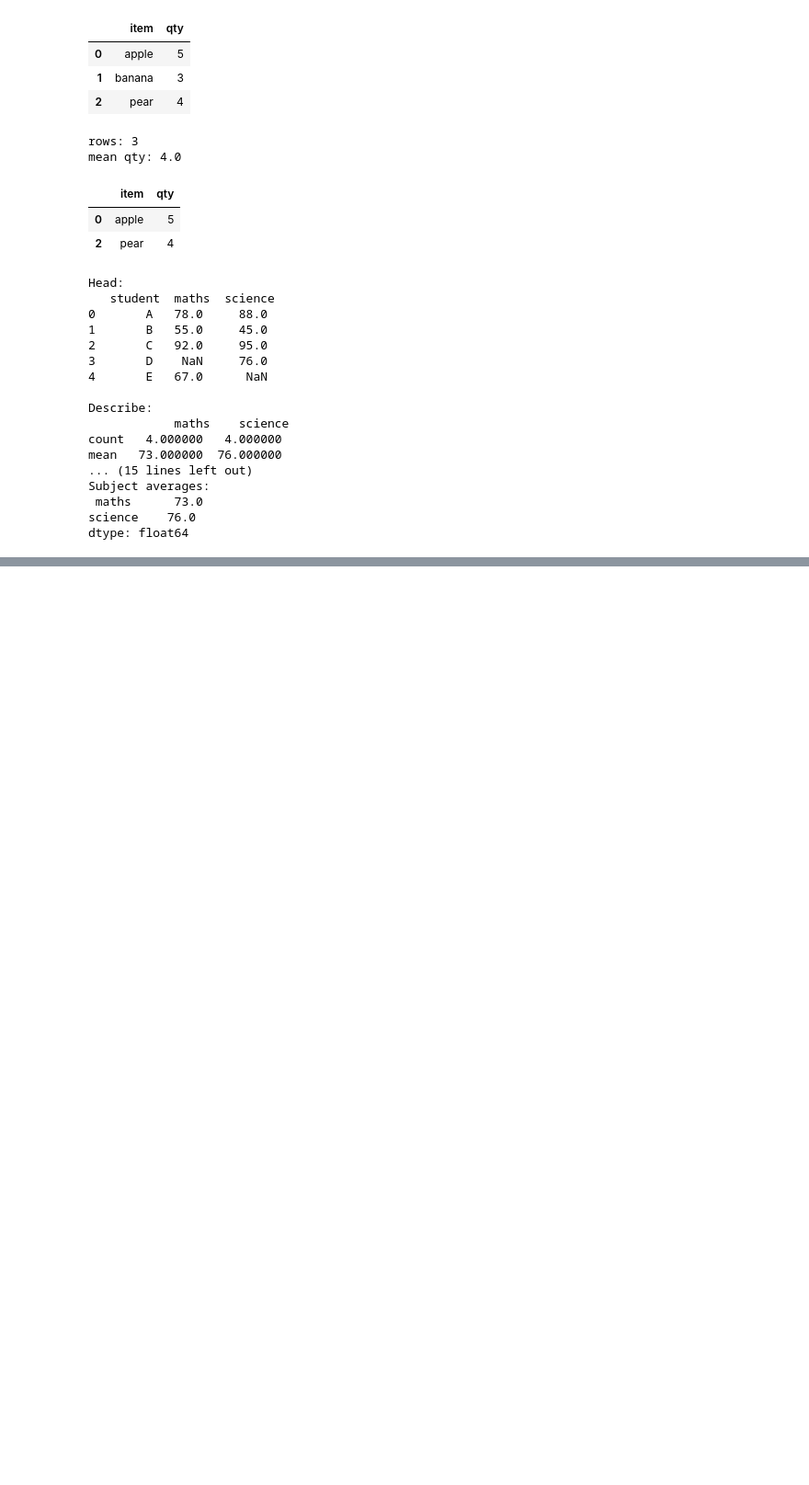
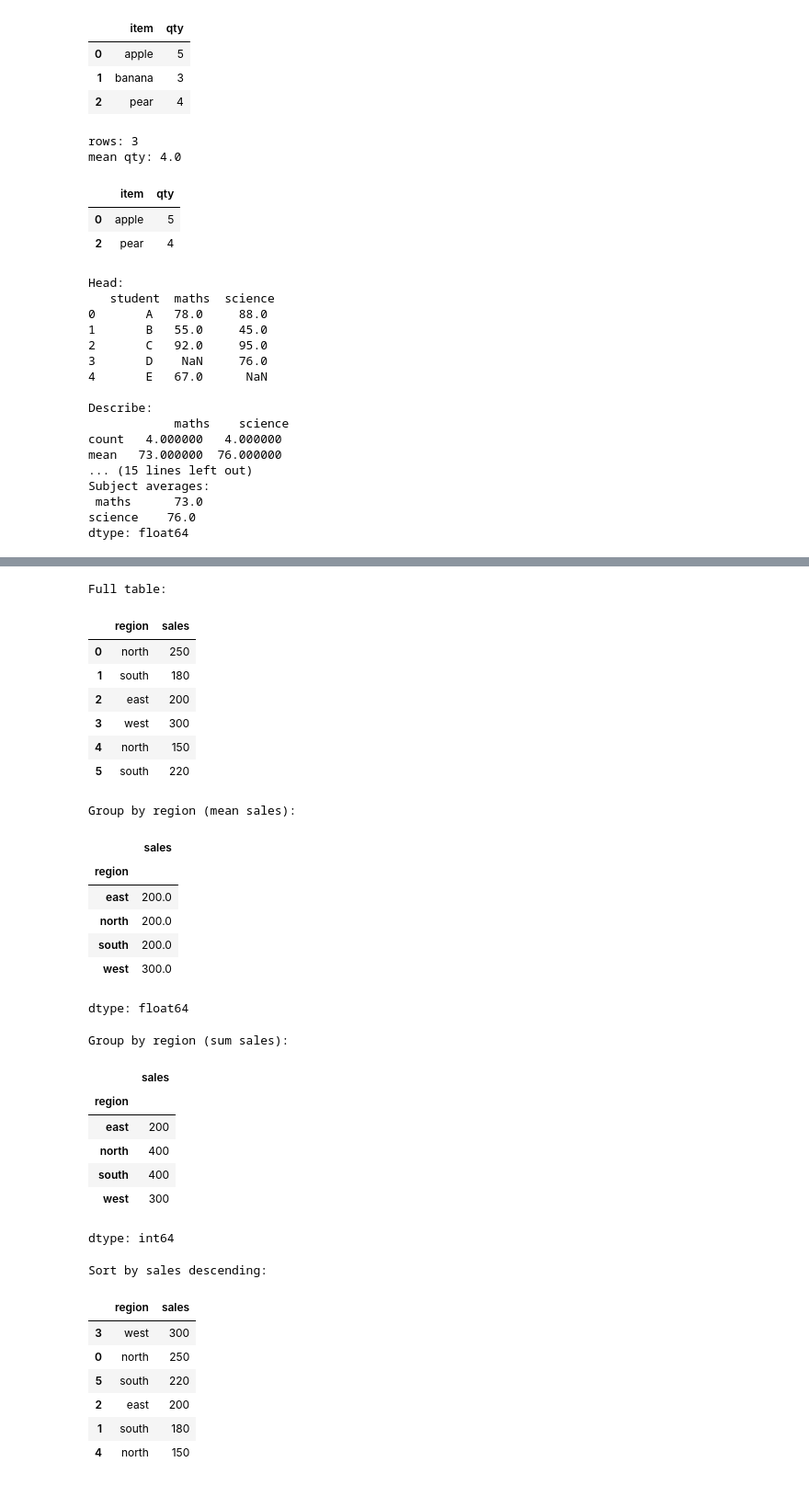
Before and after one commit to KEERTHANA40/Keerthana-Portfolio, a Jupyter notebook: 01_Python/pandas_basics.ipynb, the cells around one changed output, grey strips where cells are left out. Shown at 92% size. Saved outputs shown, nothing was run; the diff lists cells and outputs as text; code cells hidden in the pictures; blank space fills up the shorter version.

```diff
--- a/01_Python/pandas_basics.ipynb
+++ b/01_Python/pandas_basics.ipynb
@@ -166,0 +215,53 @@ dtype: float64
+# %%
+# pandas_groupby_sort — Sept 24
+import pandas as pd
+
+sales = pd.DataFrame({
+    "region":["north","south","east","west","north","south"],
+    "sales":[250,180,200,300,150,220]
+})
+
+print("Full table:")
+display(sales)
+
+print("Group by region (mean sales):")
+display(sales.groupby("region")["sales"].mean())
+
+print("Group by region (sum sales):")
+display(sales.groupby("region")["sales"].sum())
+
+print("Sort by sales descending:")
+display(sales.sort_values("sales", ascending=False))
+# %% [output]
+Full table:
+|  | region | sales |
+| 0 | north | 250 |
+| 1 | south | 180 |
+| 2 | east | 200 |
+| 3 | west | 300 |
+| 4 | north | 150 |
+| 5 | south | 220 |
+Group by region (mean sales):
+|  | sales |
+| region |  |
+| east | 200.0 |
+| north | 200.0 |
+| south | 200.0 |
+| west | 300.0 |
+dtype: float64
+Group by region (sum sales):
+|  | sales |
+| region |  |
+| east | 200 |
+| north | 400 |
+| south | 400 |
+| west | 300 |
+dtype: int64
+Sort by sales descending:
+|  | region | sales |
+| 3 | west | 300 |
+| 0 | north | 250 |
+| 5 | south | 220 |
+| 2 | east | 200 |
+| 1 | south | 180 |
+| 4 | north | 150 |
```
Also changed, not shown: parts of 2 cells of this notebook.
